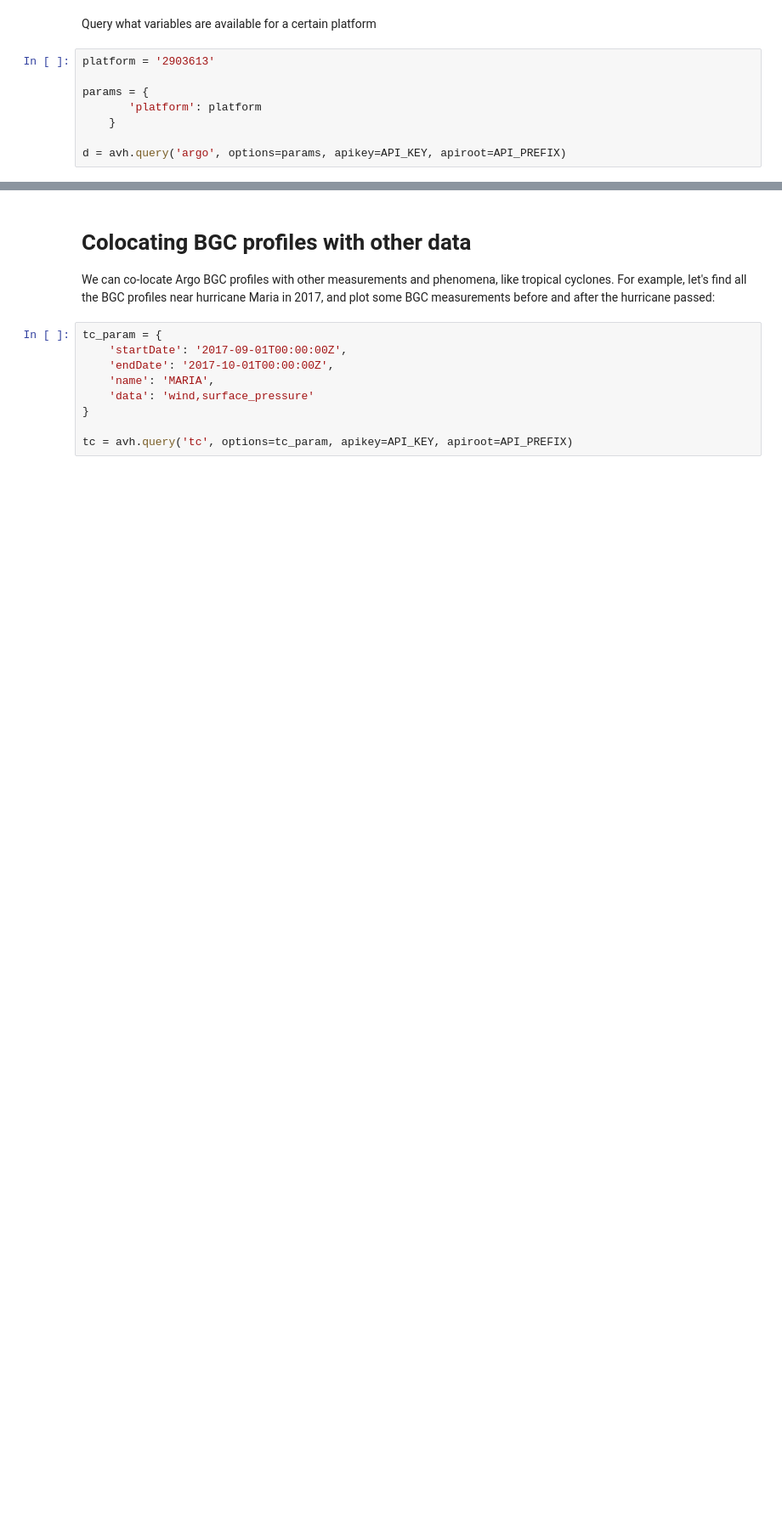
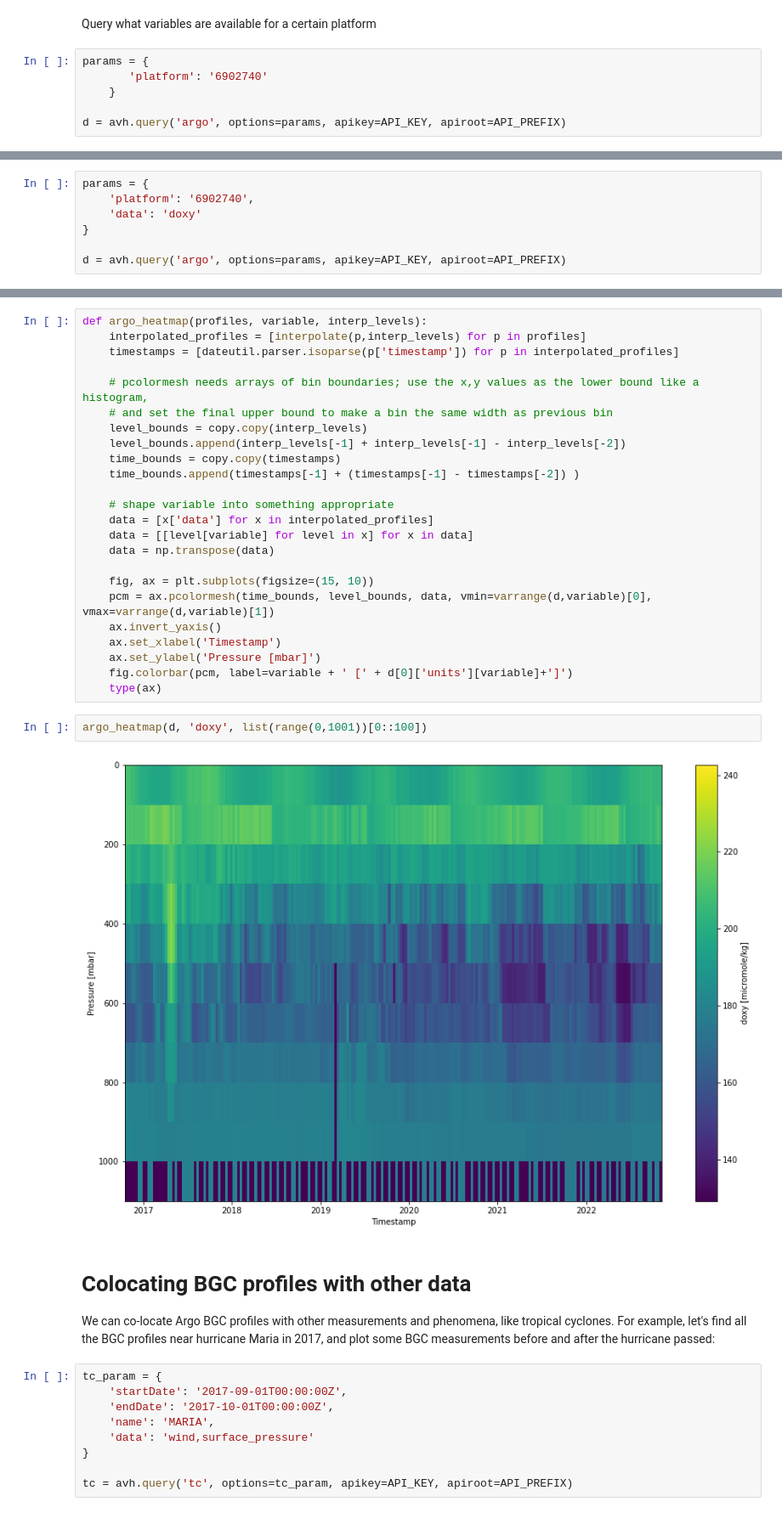
Before and after one commit to argovis/demo_notebooks, a Jupyter notebook: Exploring_Argo_BGC_with_Argovis.ipynb, the cells around one changed output, grey strips where cells are left out. Shown at 85% size. Drawn from its saved outputs; the diff is of its cells as text; blank space fills up the shorter version.

```diff
--- a/Exploring_Argo_BGC_with_Argovis.ipynb
+++ b/Exploring_Argo_BGC_with_Argovis.ipynb
@@ -144,10 +180,8 @@ TBD
 # %% [markdown]
 Query what variables are available for a certain platform
 # %%
-platform = '2903613'
-
 params = {
-       'platform': platform
+       'platform': '6902740'
     }
 
 d = avh.query('argo', options=params, apikey=API_KEY, apiroot=API_PREFIX)
@@ -161,0 +199,7 @@ print(variables)
+# %%
+params = {
+    'platform': '6902740',
+    'data': 'doxy'
+}
+
+d = avh.query('argo', options=params, apikey=API_KEY, apiroot=API_PREFIX)
@@ -162,3 +232,31 @@ print(variables)
+# %%
+def argo_heatmap(profiles, variable, interp_levels):
+    interpolated_profiles = [interpolate(p,interp_levels) for p in profiles]
+    timestamps = [dateutil.parser.isoparse(p['timestamp']) for p in interpolated_profiles]
+
+    # pcolormesh needs arrays of bin boundaries; use the x,y values as the lower bound like a histogram,
+    # and set the final upper bound to make a bin the same width as previous bin
+    level_bounds = copy.copy(interp_levels)
+    level_bounds.append(interp_levels[-1] + interp_levels[-1] - interp_levels[-2])
+    time_bounds = copy.copy(timestamps)
+    time_bounds.append(timestamps[-1] + (timestamps[-1] - timestamps[-2]) )
+
+    # shape variable into something appropriate
+    data = [x['data'] for x in interpolated_profiles]
+    data = [[level[variable] for level in x] for x in data]
+    data = np.transpose(data)
+
+    fig, ax = plt.subplots(figsize=(15, 10))
+    pcm = ax.pcolormesh(time_bounds, level_bounds, data, vmin=varrange(d,variable)[0], vmax=varrange(d,variable)[1])
+    ax.invert_yaxis()
+    ax.set_xlabel('Timestamp')
+    ax.set_ylabel('Pressure [mbar]')
+    fig.colorbar(pcm, label=variable + ' [' + d[0]['units'][variable]+']')
+    type(ax)
+# %%
+argo_heatmap(d, 'doxy', list(range(0,1001))[0::100])
+# %% [output]
+[figure, added]
 # %% [markdown]
 # Colocating BGC profiles with other data
 
```
Also changed, not shown: parts of 19 cells of this notebook.
